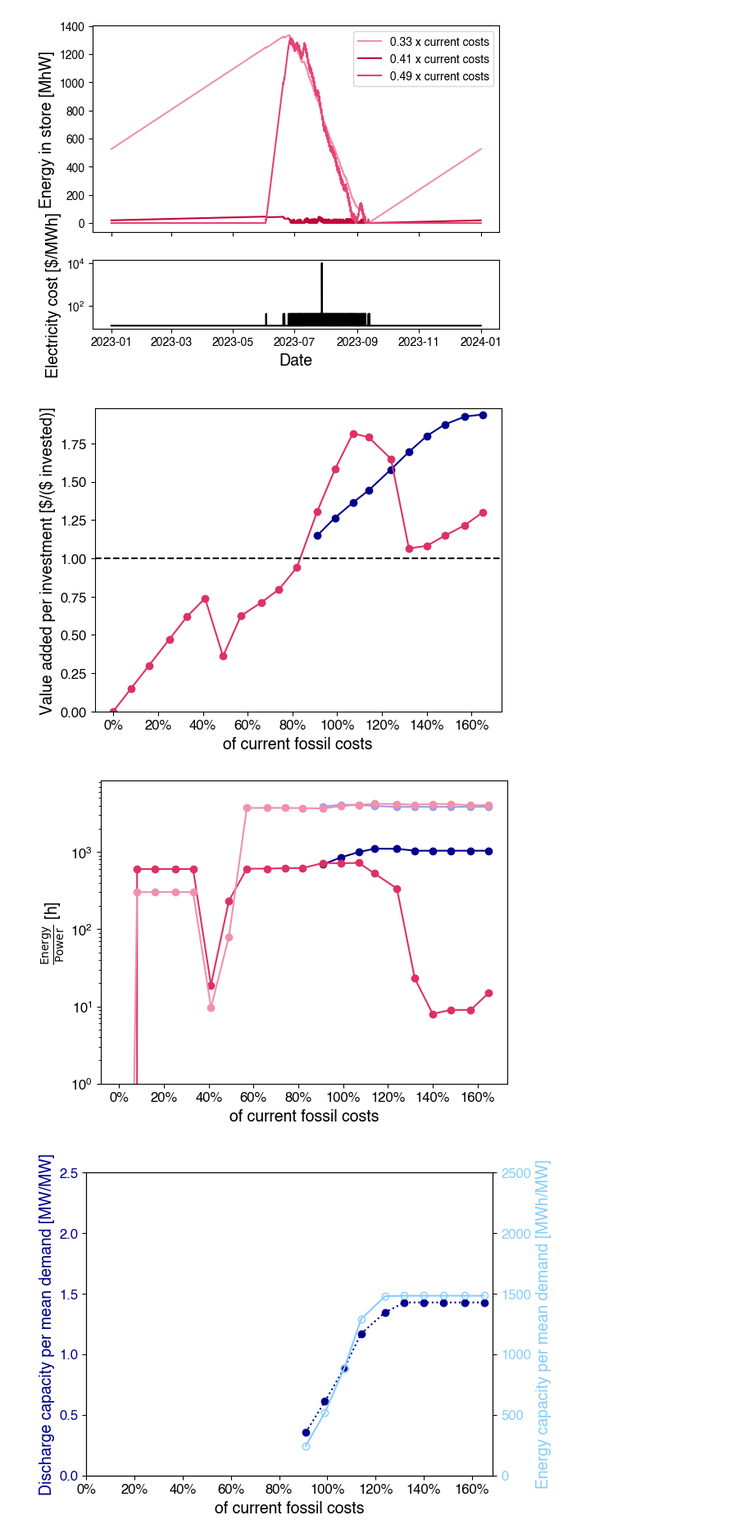
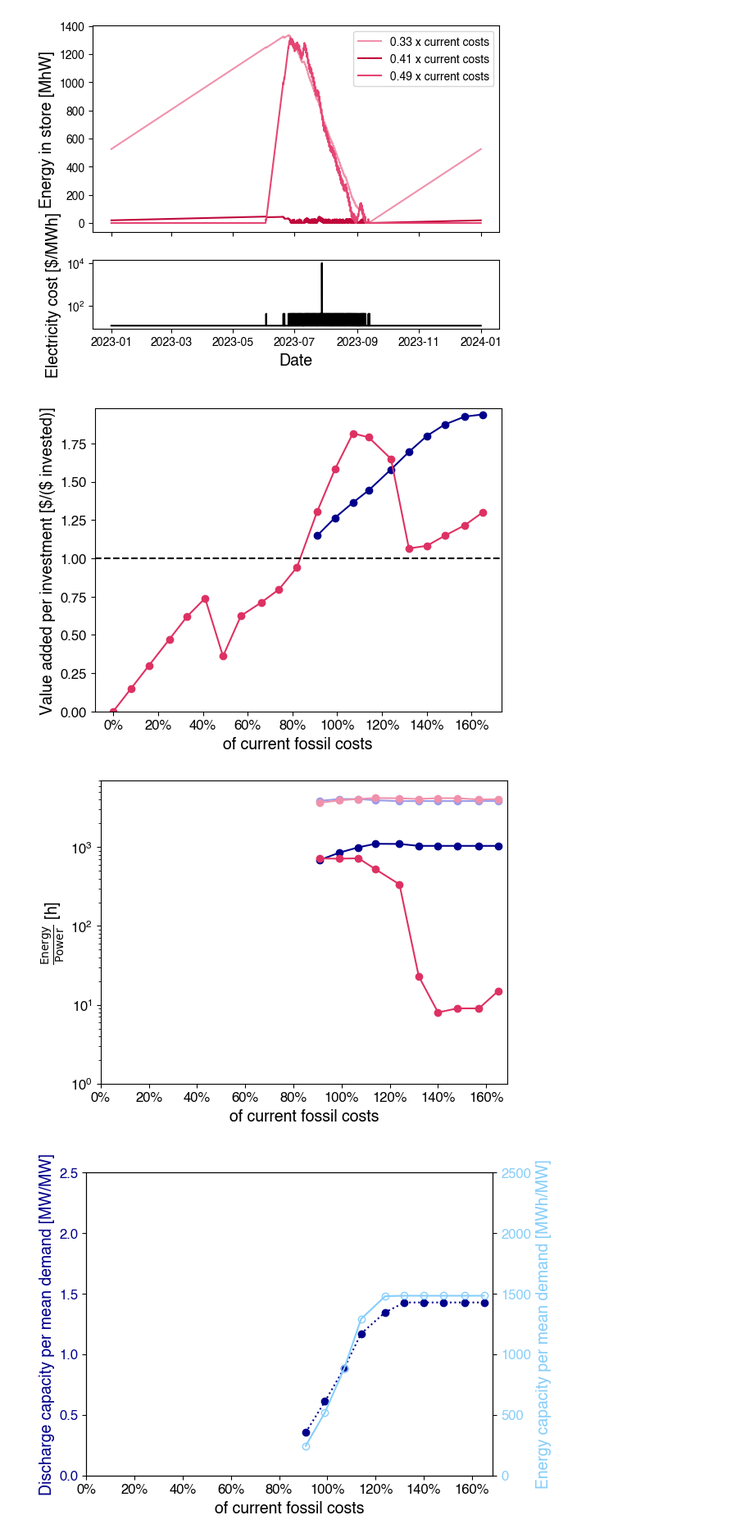
Before and after one commit to carnegie/clab_underground_th_storage, a Jupyter notebook: plot_price_taker.ipynb, the cells around one changed output. Shown at 82% size. Saved outputs shown, nothing was run; the diff lists cells and outputs as text; code cells hidden in the pictures.

```diff
--- a/plot_price_taker.ipynb
+++ b/plot_price_taker.ipynb
@@ -66,7 +67,7 @@ def plot_bars_maker_taker(x,y, xlabel, ylabel, title=None, y2=None):
             # log scale
             plt.yscale('log')
             # Only set lower limit
-            plt.ylim(1, 2*max(y2['price_taker']))
+            plt.ylim(1, 7000)
         else:
             plt.ylim(bottom=0)
 
@@ -132,10 +181,12 @@ figure, axis = None, None
 for price in prices:
     # Get results
     for run in ['maker', 'taker']:
-        time_input, case_res, comp_res, time_res, btes_cost = read_output_file(data_path_maker.replace('#COST', str(price)) if run == 'maker' else data_path_taker.replace('#COST', str(price)))
+        result_file = data_path_maker.replace('#COST', str(price)) if run == 'maker' else data_path_taker.replace('#COST', str(price))
+        time_input, case_res, comp_res, time_res, btes_cost = read_output_file(result_file)
 
         # Calculate revenue per investment
         btes_investment = get_btes_investment(comp_res)
+
         if run =='maker':
             no_btes_file = f'output_data/btes_base_case_orca_no_btes/btes_output_no_btes.pickle'
             if case in ['fossil', 'renewable']:
@@ -157,7 +208,6 @@ for price in prices:
         dur = granite_opt_cap / discharger_opt_cap
 
         discharge_time['price_maker' if run == 'maker' else 'price_taker'].append(dur)
-
         # Calculate mean "discharge time" as mean energy in store divided by mean discharge rate
         mean_discharge_time['price_maker' if run == 'maker' else 'price_taker'].append(time_res['granite e'].mean() / time_res['BTES_discharger dispatch'].mean())
 
@@ -194,14 +244,21 @@ for price in prices:
 # %%
 # Replace p with . in prices
 prices_float = sorted([float(price.replace('p', '.')) for price in prices])
 
 # Plot revenue per investment
 plot_bars_maker_taker(prices_float, rev_per_inv, f'of current {case} costs',
                       'Value added per investment [$/(\$ invested)]', 'Value added per Investment')
 # Plot discharge_time
+# Set values in price_taker to nan if they are nan in price_maker
+for i, val in enumerate(discharge_time['price_maker']):
+    if np.isnan(val):
+        discharge_time['price_taker'][i] = np.nan
+    # Also in mean_discharge_time
+    if np.isnan(mean_discharge_time['price_maker'][i]):
+        mean_discharge_time['price_taker'][i] = np.nan
 plot_bars_maker_taker(prices_float, discharge_time, f'of current {case} costs',
                       r'$\frac{\mathrm{Energy}}{\mathrm{Power}}$ [h]', 'discharge_time',
                       y2=mean_discharge_time)
 # %% [output]
 [figure]
-[figure, old version]
+[figure, new version]
```
Also changed, not shown: parts of 4 cells of this notebook, 2 other files.
